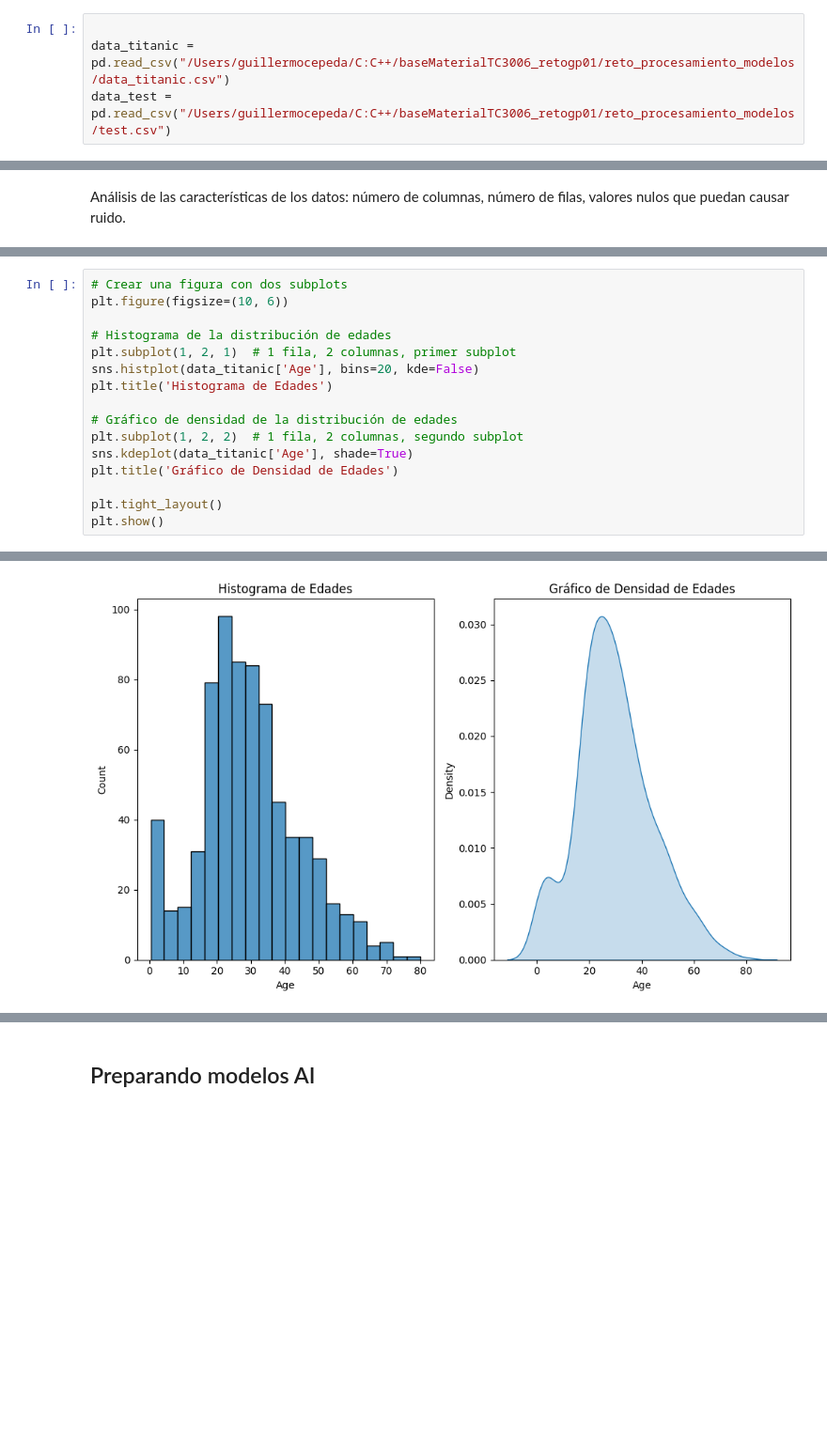
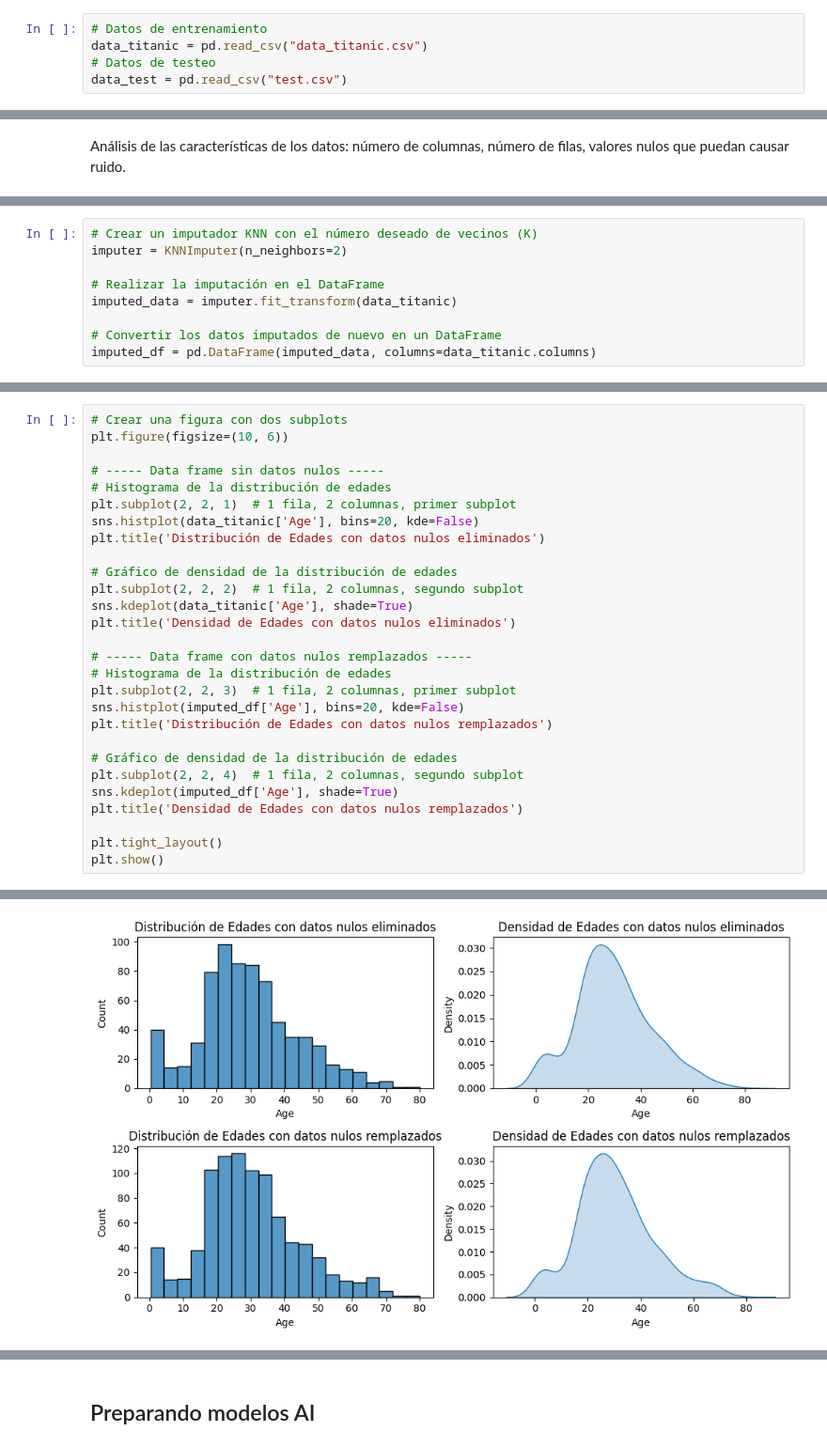
Before and after one commit to Memo9494/baseMaterialTC3006_retogp01, a Jupyter notebook: retro/Avances2_ProcesamientoModelos/AI1_v2.ipynb, the cells around one changed output, grey strips where cells are left out. Shown at 94% size. Saved outputs shown, nothing was run; the diff lists cells and outputs as text; blank space fills up the shorter version.

```diff
--- a/retro/Avances2_ProcesamientoModelos/AI1_v2.ipynb
+++ b/retro/Avances2_ProcesamientoModelos/AI1_v2.ipynb
@@ -25,4 +46,5 @@ Se carga el archivo y se hace una visualización.
 # %%
-
-data_titanic = pd.read_csv("/Users/guillermocepeda/C:C++/baseMaterialTC3006_retogp01/reto_procesamiento_modelos/data_titanic.csv")
-data_test = pd.read_csv("/Users/guillermocepeda/C:C++/baseMaterialTC3006_retogp01/reto_procesamiento_modelos/test.csv")
+# Datos de entrenamiento
+data_titanic = pd.read_csv("data_titanic.csv")
+# Datos de testeo
+data_test = pd.read_csv("test.csv")
@@ -303,0 +449,9 @@ for i in range(len(cuantiles)):
+# %%
+# Crear un imputador KNN con el número deseado de vecinos (K)
+imputer = KNNImputer(n_neighbors=2)
+
+# Realizar la imputación en el DataFrame
+imputed_data = imputer.fit_transform(data_titanic)
+
+# Convertir los datos imputados de nuevo en un DataFrame
+imputed_df = pd.DataFrame(imputed_data, columns=data_titanic.columns)
@@ -305,15 +516,27 @@ for i in range(len(cuantiles)):
 # Crear una figura con dos subplots
 plt.figure(figsize=(10, 6))
 
+# ----- Data frame sin datos nulos -----
 # Histograma de la distribución de edades
-plt.subplot(1, 2, 1)  # 1 fila, 2 columnas, primer subplot
+plt.subplot(2, 2, 1)  # 1 fila, 2 columnas, primer subplot
 sns.histplot(data_titanic['Age'], bins=20, kde=False)
-plt.title('Histograma de Edades')
+plt.title('Distribución de Edades con datos nulos eliminados')
 
 # Gráfico de densidad de la distribución de edades
-plt.subplot(1, 2, 2)  # 1 fila, 2 columnas, segundo subplot
+plt.subplot(2, 2, 2)  # 1 fila, 2 columnas, segundo subplot
 sns.kdeplot(data_titanic['Age'], shade=True)
-plt.title('Gráfico de Densidad de Edades')
+plt.title('Densidad de Edades con datos nulos eliminados')
+
+# ----- Data frame con datos nulos remplazados -----
+# Histograma de la distribución de edades
+plt.subplot(2, 2, 3)  # 1 fila, 2 columnas, primer subplot
+sns.histplot(imputed_df['Age'], bins=20, kde=False)
+plt.title('Distribución de Edades con datos nulos remplazados')
+
+# Gráfico de densidad de la distribución de edades
+plt.subplot(2, 2, 4)  # 1 fila, 2 columnas, segundo subplot
+sns.kdeplot(imputed_df['Age'], shade=True)
+plt.title('Densidad de Edades con datos nulos remplazados')
 
 plt.tight_layout()
 plt.show()
@@ -325 +553 @@ This will become an error in seaborn v0.14.0; please update your code.
-[figure, old version]
+[figure, new version]
```
Also changed, not shown: parts of 115 cells of this notebook, 3 other files.
